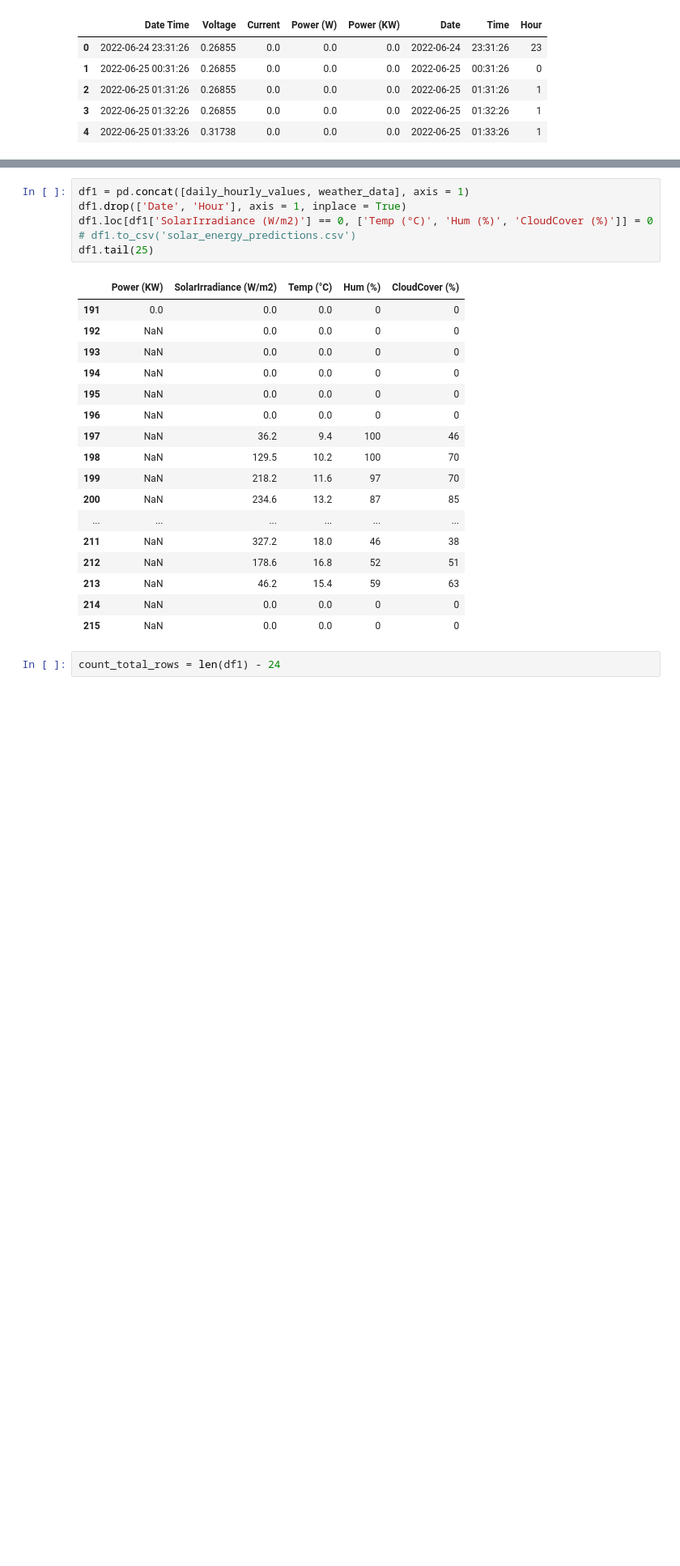
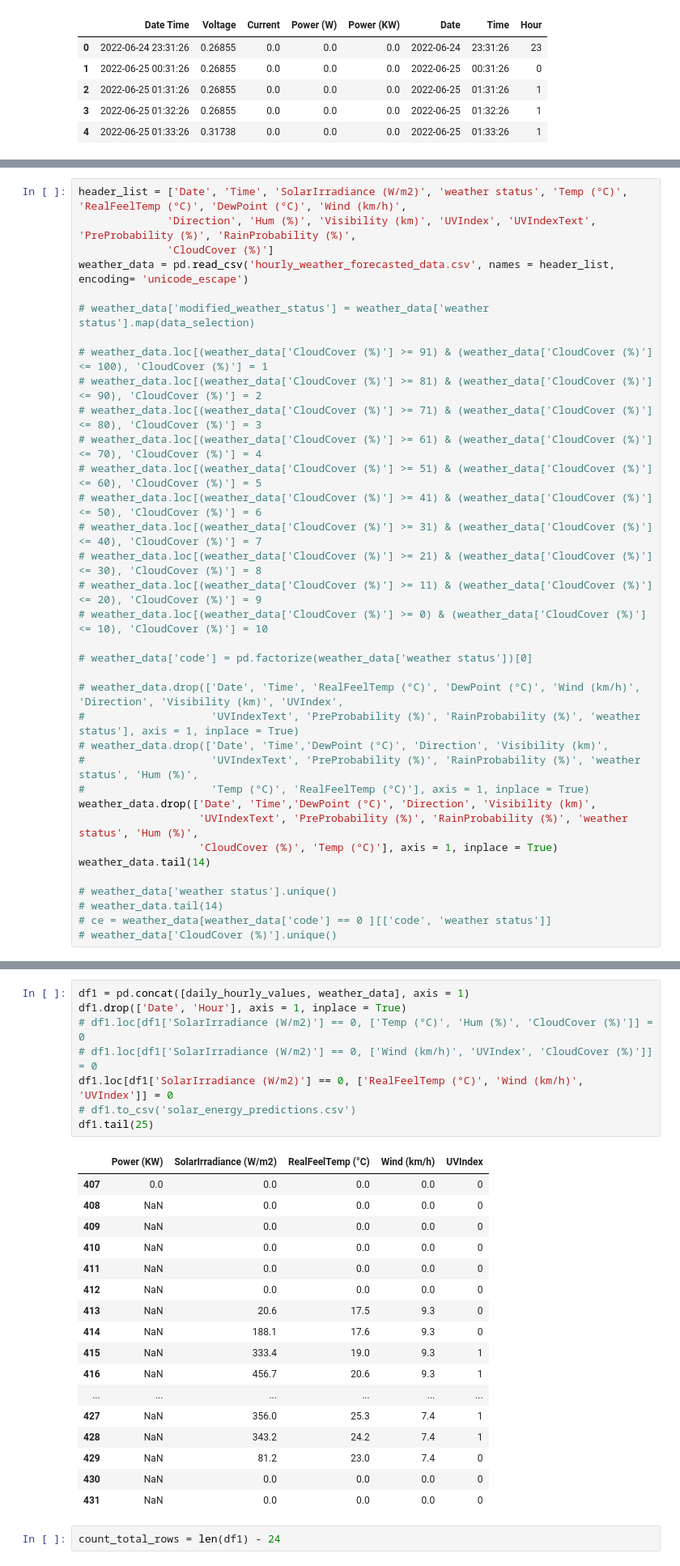
Before and after one commit to Mubeen31/solar-power-predictions, a Jupyter notebook: ML models/Random forest regression model/random forest regression model.ipynb, the cells around one changed output, grey strips where cells are left out. Shown at 81% size. Cells and saved outputs as stored; diff of their text form; blank space fills up the shorter version.

```diff
--- a/ML models/Random forest regression model/random forest regression model.ipynb
+++ b/ML models/Random forest regression model/random forest regression model.ipynb
@@ -122,0 +173,35 @@ weather_data.tail(14)
+# %%
+header_list = ['Date', 'Time', 'SolarIrradiance (W/m2)', 'weather status', 'Temp (°C)', 'RealFeelTemp (°C)', 'DewPoint (°C)', 'Wind (km/h)',
+              'Direction', 'Hum (%)', 'Visibility (km)', 'UVIndex', 'UVIndexText', 'PreProbability (%)', 'RainProbability (%)',
+              'CloudCover (%)']
+weather_data = pd.read_csv('hourly_weather_forecasted_data.csv', names = header_list, encoding= 'unicode_escape')
+
+# weather_data['modified_weather_status'] = weather_data['weather status'].map(data_selection)
+
+# weather_data.loc[(weather_data['CloudCover (%)'] >= 91) & (weather_data['CloudCover (%)'] <= 100), 'CloudCover (%)'] = 1
+# weather_data.loc[(weather_data['CloudCover (%)'] >= 81) & (weather_data['CloudCover (%)'] <= 90), 'CloudCover (%)'] = 2
+# weather_data.loc[(weather_data['CloudCover (%)'] >= 71) & (weather_data['CloudCover (%)'] <= 80), 'CloudCover (%)'] = 3
+# weather_data.loc[(weather_data['CloudCover (%)'] >= 61) & (weather_data['CloudCover (%)'] <= 70), 'CloudCover (%)'] = 4
+# weather_data.loc[(weather_data['CloudCover (%)'] >= 51) & (weather_data['CloudCover (%)'] <= 60), 'CloudCover (%)'] = 5
+# weather_data.loc[(weather_data['CloudCover (%)'] >= 41) & (weather_data['CloudCover (%)'] <= 50), 'CloudCover (%)'] = 6
+# weather_data.loc[(weather_data['CloudCover (%)'] >= 31) & (weather_data['CloudCover (%)'] <= 40), 'CloudCover (%)'] = 7
+# weather_data.loc[(weather_data['CloudCover (%)'] >= 21) & (weather_data['CloudCover (%)'] <= 30), 'CloudCover (%)'] = 8
+# weather_data.loc[(weather_data['CloudCover (%)'] >= 11) & (weather_data['CloudCover (%)'] <= 20), 'CloudCover (%)'] = 9
+# weather_data.loc[(weather_data['CloudCover (%)'] >= 0) & (weather_data['CloudCover (%)'] <= 10), 'CloudCover (%)'] = 10
+
+# weather_data['code'] = pd.factorize(weather_data['weather status'])[0]
+
+# weather_data.drop(['Date', 'Time', 'RealFeelTemp (°C)', 'DewPoint (°C)', 'Wind (km/h)', 'Direction', 'Visibility (km)', 'UVIndex',
+#                    'UVIndexText', 'PreProbability (%)', 'RainProbability (%)', 'weather status'], axis = 1, inplace = True)
+# weather_data.drop(['Date', 'Time','DewPoint (°C)', 'Direction', 'Visibility (km)',
+#                    'UVIndexText', 'PreProbability (%)', 'RainProbability (%)', 'weather status', 'Hum (%)',
+#                    'Temp (°C)', 'RealFeelTemp (°C)'], axis = 1, inplace = True)
+weather_data.drop(['Date', 'Time','DewPoint (°C)', 'Direction', 'Visibility (km)',
+                   'UVIndexText', 'PreProbability (%)', 'RainProbability (%)', 'weather status', 'Hum (%)',
+                   'CloudCover (%)', 'Temp (°C)'], axis = 1, inplace = True)
+weather_data.tail(14)
+
+# weather_data['weather status'].unique()
+# weather_data.tail(14)
+# ce = weather_data[weather_data['code'] == 0 ][['code', 'weather status']]
+# weather_data['CloudCover (%)'].unique()
@@ -123,26 +224,28 @@ weather_data.tail(14)
 # %%
 df1 = pd.concat([daily_hourly_values, weather_data], axis = 1)
 df1.drop(['Date', 'Hour'], axis = 1, inplace = True)
-df1.loc[df1['SolarIrradiance (W/m2)'] == 0, ['Temp (°C)', 'Hum (%)', 'CloudCover (%)']] = 0
+# df1.loc[df1['SolarIrradiance (W/m2)'] == 0, ['Temp (°C)', 'Hum (%)', 'CloudCover (%)']] = 0
+# df1.loc[df1['SolarIrradiance (W/m2)'] == 0, ['Wind (km/h)', 'UVIndex', 'CloudCover (%)']] = 0
+df1.loc[df1['SolarIrradiance (W/m2)'] == 0, ['RealFeelTemp (°C)', 'Wind (km/h)', 'UVIndex']] = 0
 # df1.to_csv('solar_energy_predictions.csv')
 df1.tail(25)
 # %% [output]
-|  | Power (KW) | SolarIrradiance (W/m2) | Temp (°C) | Hum (%) | CloudCover (%) |
-| 191 | 0.0 | 0.0 | 0.0 | 0 | 0 |
-| 192 | NaN | 0.0 | 0.0 | 0 | 0 |
-| 193 | NaN | 0.0 | 0.0 | 0 | 0 |
-| 194 | NaN | 0.0 | 0.0 | 0 | 0 |
-| 195 | NaN | 0.0 | 0.0 | 0 | 0 |
-| 196 | NaN | 0.0 | 0.0 | 0 | 0 |
-| 197 | NaN | 36.2 | 9.4 | 100 | 46 |
-| 198 | NaN | 129.5 | 10.2 | 100 | 70 |
-| 199 | NaN | 218.2 | 11.6 | 97 | 70 |
-| 200 | NaN | 234.6 | 13.2 | 87 | 85 |
+|  | Power (KW) | SolarIrradiance (W/m2) | RealFeelTemp (°C) | Wind (km/h) | UVIndex |
+| 407 | 0.0 | 0.0 | 0.0 | 0.0 | 0 |
+| 408 | NaN | 0.0 | 0.0 | 0.0 | 0 |
+| 409 | NaN | 0.0 | 0.0 | 0.0 | 0 |
+| 410 | NaN | 0.0 | 0.0 | 0.0 | 0 |
+| 411 | NaN | 0.0 | 0.0 | 0.0 | 0 |
+| 412 | NaN | 0.0 | 0.0 | 0.0 | 0 |
+| 413 | NaN | 20.6 | 17.5 | 9.3 | 0 |
+| 414 | NaN | 188.1 | 17.6 | 9.3 | 0 |
+| 415 | NaN | 333.4 | 19.0 | 9.3 | 1 |
+| 416 | NaN | 456.7 | 20.6 | 9.3 | 1 |
 | ... | ... | ... | ... | ... | ... |
-| 211 | NaN | 327.2 | 18.0 | 46 | 38 |
-| 212 | NaN | 178.6 | 16.8 | 52 | 51 |
-| 213 | NaN | 46.2 | 15.4 | 59 | 63 |
-| 214 | NaN | 0.0 | 0.0 | 0 | 0 |
-| 215 | NaN | 0.0 | 0.0 | 0 | 0 |
+| 427 | NaN | 356.0 | 25.3 | 7.4 | 1 |
+| 428 | NaN | 343.2 | 24.2 | 7.4 | 1 |
+| 429 | NaN | 81.2 | 23.0 | 7.4 | 0 |
+| 430 | NaN | 0.0 | 0.0 | 0.0 | 0 |
+| 431 | NaN | 0.0 | 0.0 | 0.0 | 0 |
 # %%
 count_total_rows = len(df1) - 24
```
Also changed, not shown: parts of 26 cells of this notebook, 2 other files.
